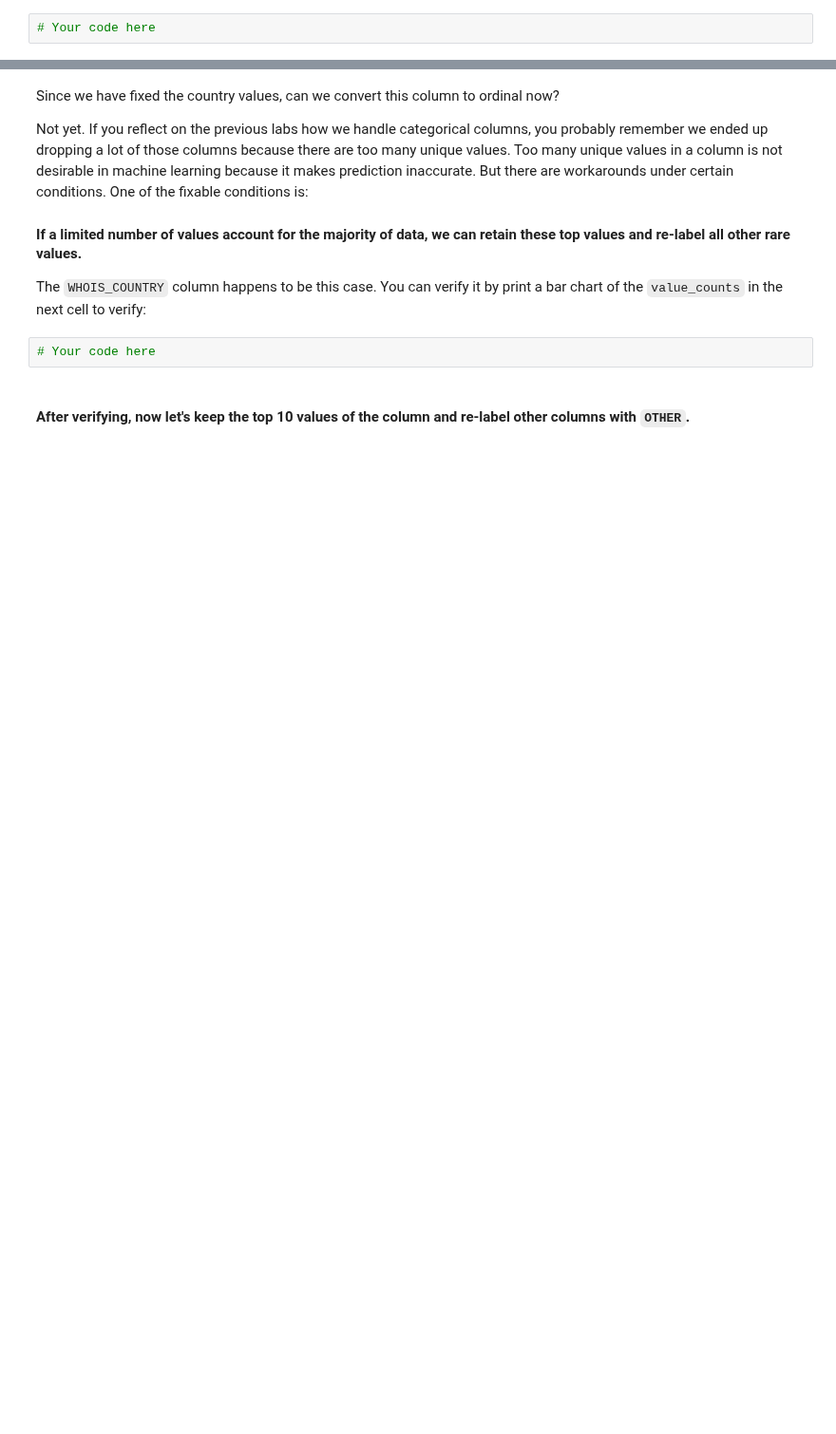
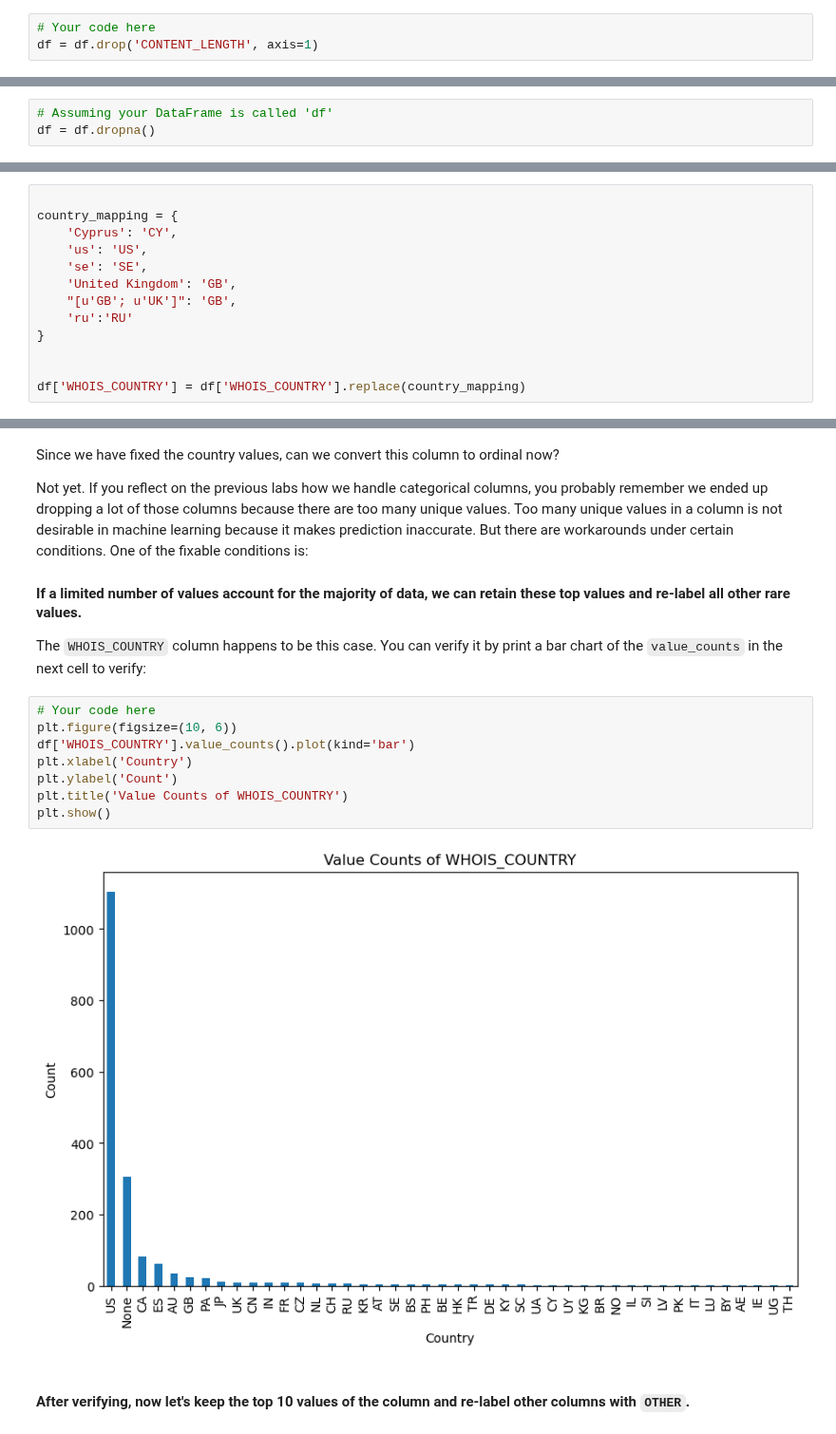
Before and after one commit to ta-data-lis/lab-supervised-learning, a Jupyter notebook: your-code/main.ipynb, the cells around one changed output, grey strips where cells are left out. Shown at 95% size. Drawn from its saved outputs; the diff is of its cells as text; blank space fills up the shorter version.

```diff
--- a/your-code/main.ipynb
+++ b/your-code/main.ipynb
@@ -80,3 +205,4 @@ If you remember in the previous labs, we drop a column if the column contains a
 #### In the cells below, handle the missing values from the dataset. Remember to comment the rationale of your decisions.
 # %%
 # Your code here
+df = df.drop('CONTENT_LENGTH', axis=1)
@@ -84,0 +209,3 @@ If you remember in the previous labs, we drop a column if the column contains a
+# %%
+# Assuming your DataFrame is called 'df'
+df = df.dropna()
@@ -115,0 +271,13 @@ How to handle string columns is always case by case. Let's start by working on `
+# %%
+
+country_mapping = {
+    'Cyprus': 'CY',
+    'us': 'US',
+    'se': 'SE',
+    'United Kingdom': 'GB',
+    "[u'GB'; u'UK']": 'GB',
+    'ru':'RU'
+}
+
+
+df['WHOIS_COUNTRY'] = df['WHOIS_COUNTRY'].replace(country_mapping)
@@ -121,7 +297,15 @@ Not yet. If you reflect on the previous labs how we handle categorical columns,
 #### If a limited number of values account for the majority of data, we can retain these top values and re-label all other rare values.
 
 The `WHOIS_COUNTRY` column happens to be this case. You can verify it by print a bar chart of the `value_counts` in the next cell to verify:
-# %%
-# Your code here
+# %%
+# Your code here
+plt.figure(figsize=(10, 6))
+df['WHOIS_COUNTRY'].value_counts().plot(kind='bar')
+plt.xlabel('Country')
+plt.ylabel('Count')
+plt.title('Value Counts of WHOIS_COUNTRY')
+plt.show()
+# %% [output]
+[figure, added]
 # %% [markdown]
 #### After verifying, now let's keep the top 10 values of the column and re-label other columns with `OTHER`.
```
Also changed, not shown: parts of 56 cells of this notebook.
